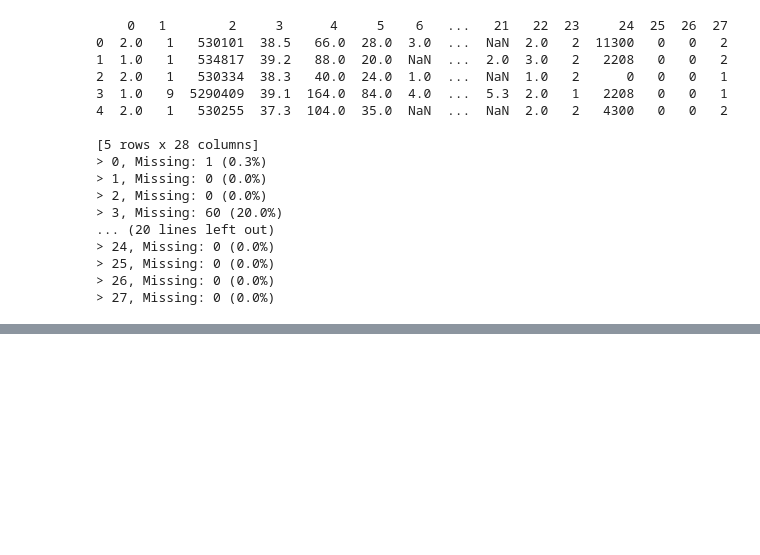
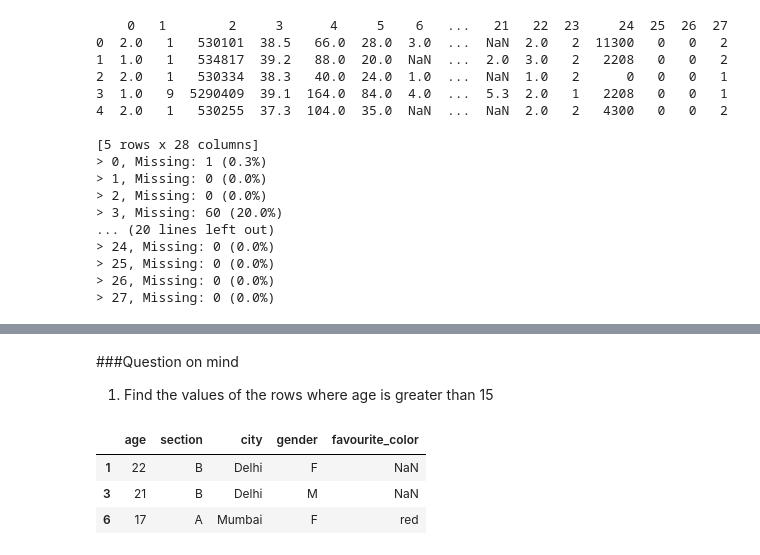
Before and after one commit to shourav47/Data-Analysis, a Jupyter notebook: Data_Analysis_for_Practice_.ipynb, the cells around one changed output, grey strips where cells are left out. Cells and saved outputs as stored; diff of their text form; code cells hidden in the pictures; blank space fills up the shorter version.

```diff
--- a/Data_Analysis_for_Practice_.ipynb
+++ b/Data_Analysis_for_Practice_.ipynb
@@ -115,0 +136,10 @@ for i in range(dataframe.shape[1]):
+# %% [markdown]
+###Question on mind
+1.  Find the values of the rows where age is greater than 15
+# %%
+display(data.loc[data.age>=15])
+# %% [output]
+|  | age | section | city | gender | favourite_color |
+| 1 | 22 | B | Delhi | F | NaN |
+| 3 | 21 | B | Delhi | M | NaN |
+| 6 | 17 | A | Mumbai | F | red |
```
Also changed, not shown: parts of 13 cells of this notebook.
